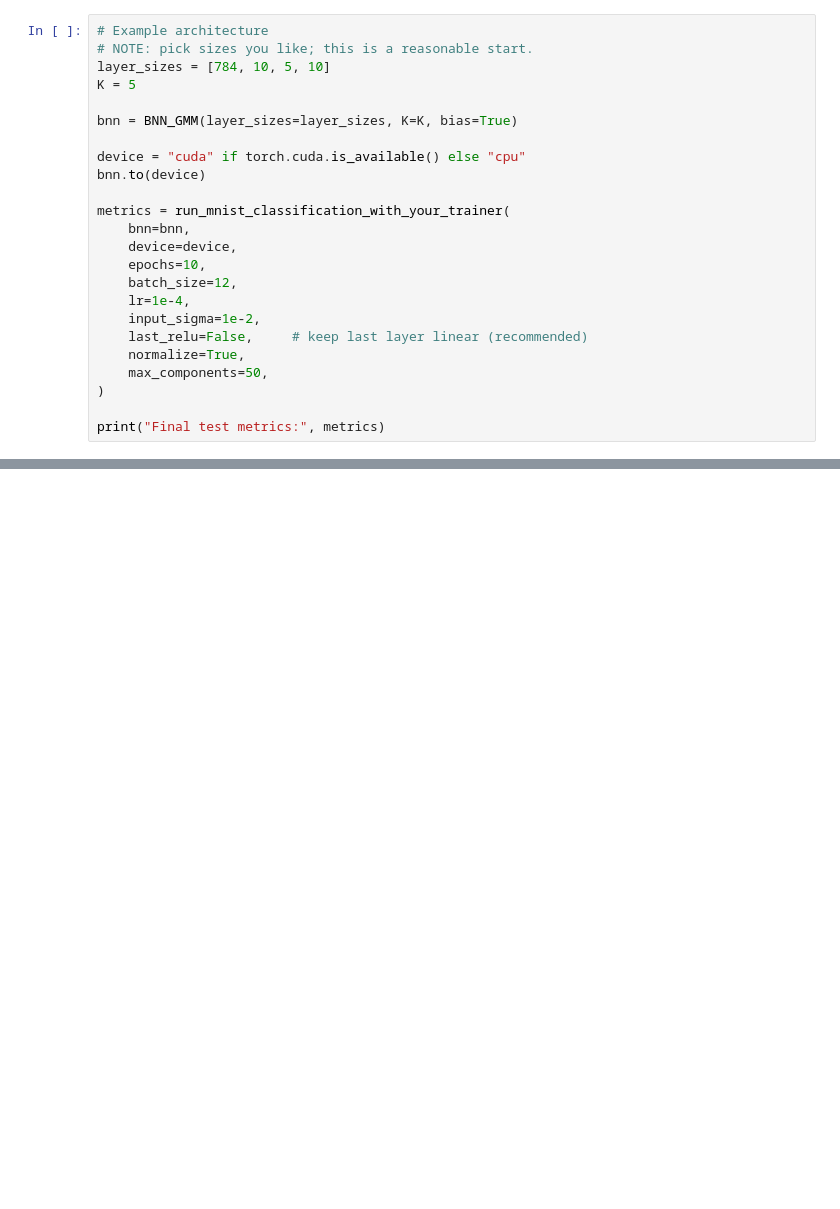
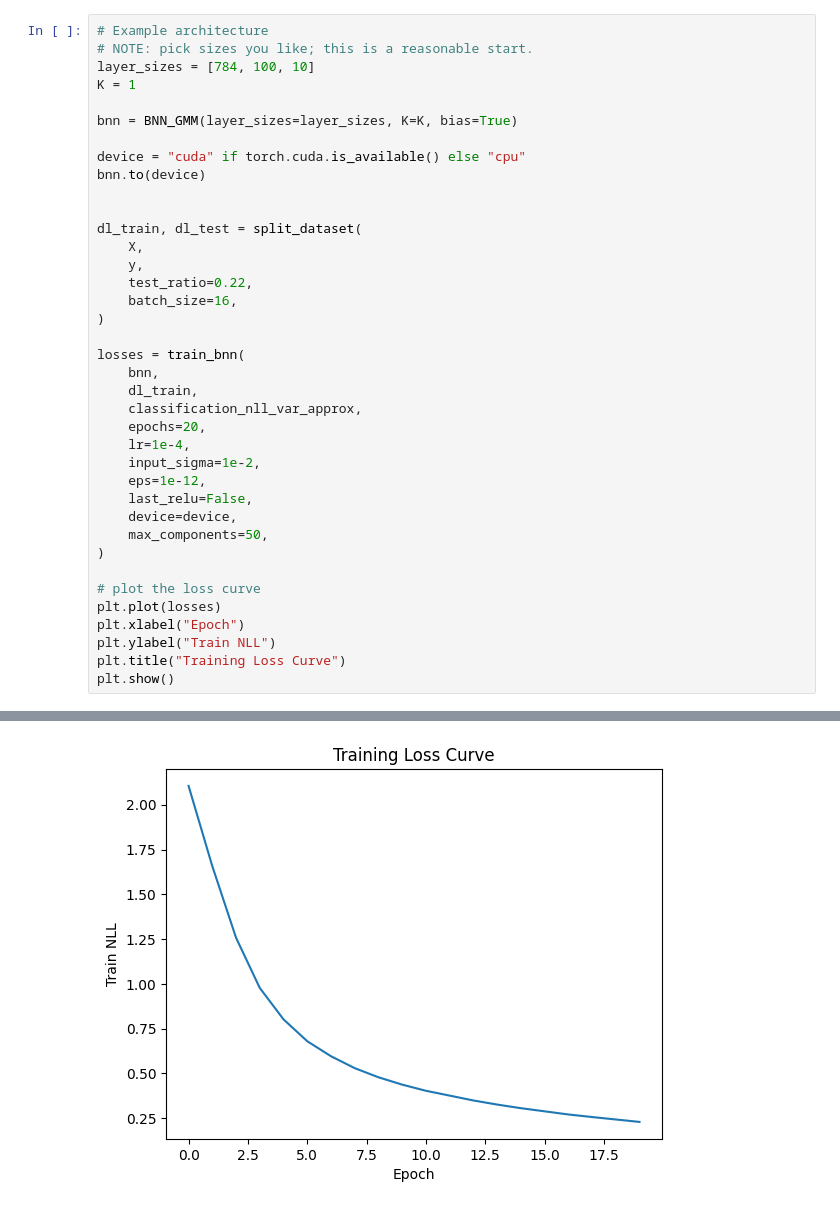
Before and after one commit to r-doz/NeuroInferMix, a Jupyter notebook: src/bnn.ipynb, the cells around one changed output, grey strips where cells are left out. Saved outputs shown, nothing was run; the diff lists cells and outputs as text; blank space fills up the shorter version.

Commit message:
working bnn on mnist

```diff
--- a/src/bnn.ipynb
+++ b/src/bnn.ipynb
@@ -478,25 +191,39 @@ def run_mnist_classification_with_your_trainer(
 # %%
 # Example architecture
 # NOTE: pick sizes you like; this is a reasonable start.
-layer_sizes = [784, 10, 5, 10]
-K = 5
+layer_sizes = [784, 100, 10]
+K = 1
 
 bnn = BNN_GMM(layer_sizes=layer_sizes, K=K, bias=True)
 
 device = "cuda" if torch.cuda.is_available() else "cpu"
 bnn.to(device)
 
-metrics = run_mnist_classification_with_your_trainer(
-    bnn=bnn,
-    device=device,
-    epochs=10,
-    batch_size=12,
+
+dl_train, dl_test = split_dataset(
+    X,
+    y,
+    test_ratio=0.22,
+    batch_size=16,
+)
+
+losses = train_bnn(
+    bnn,
+    dl_train,
+    classification_nll_var_approx,
+    epochs=20,
     lr=1e-4,
     input_sigma=1e-2,
-    last_relu=False,     # keep last layer linear (recommended)
-    normalize=True,
+    eps=1e-12,
+    last_relu=False,
+    device=device,
     max_components=50,
 )
 
-print("Final test metrics:", metrics)
+# plot the loss curve
+plt.plot(losses)
+plt.xlabel("Epoch")
+plt.ylabel("Train NLL")
+plt.title("Training Loss Curve")
+plt.show()
 # %% [output]
@@ -519,0 +250 @@ Final test metrics: {'MSE': 0.10079896450042725, 'RMSE': 0.31748852133750916, 'M
+[figure, added]
```
Also changed, not shown: parts of 13 cells of this notebook, 2 other files.
